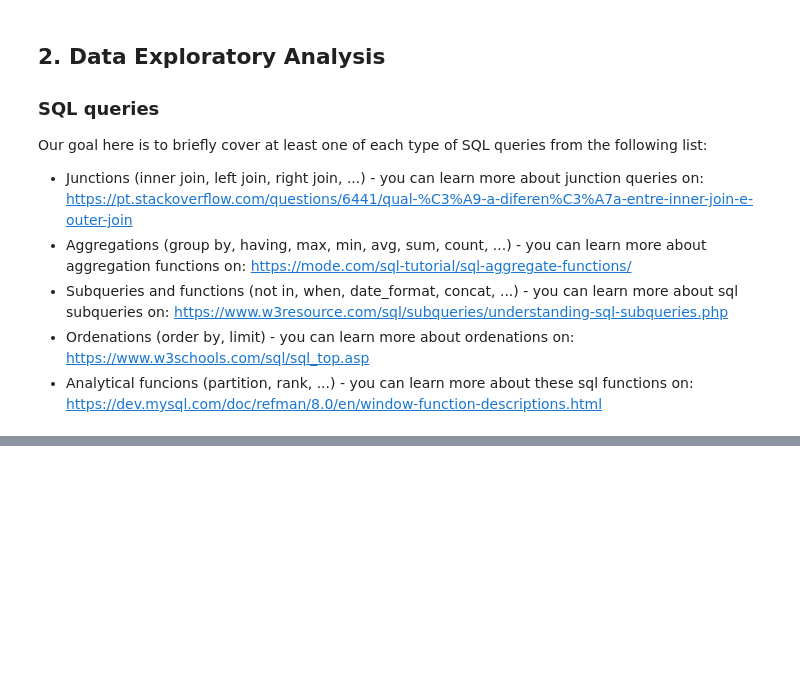
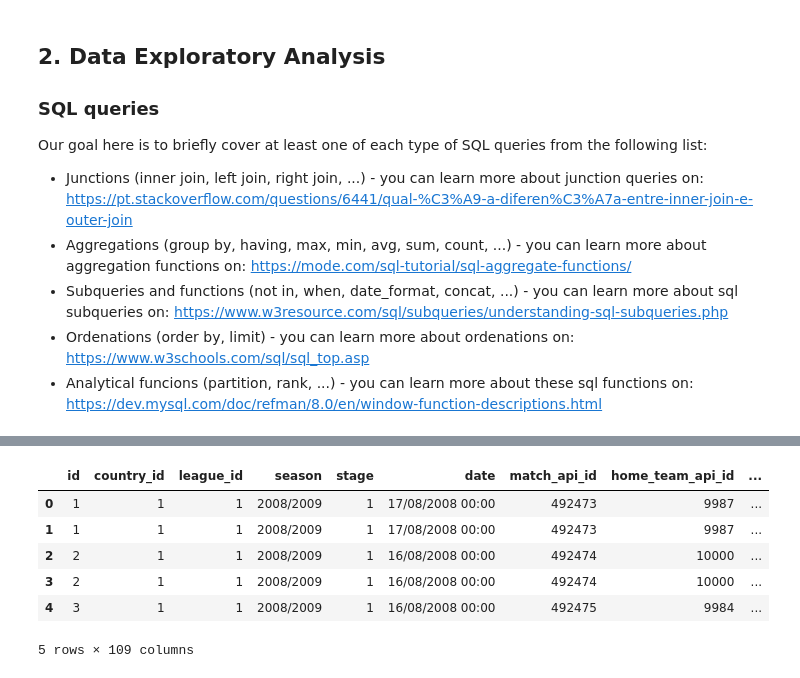
Before and after one commit to carlostomeh/DB_SQL_Jogos_Europeus, a Jupyter notebook: Data Exploratory Analysis using SQL.ipynb, the cells around one changed output, grey strips where cells are left out. Cells and saved outputs as stored; diff of their text form; code cells hidden in the pictures; blank space fills up the shorter version.

Commit message:
commiteera
comitera v2 (falta só 1 SQL query)

```diff
--- a/Data Exploratory Analysis using SQL.ipynb
+++ b/Data Exploratory Analysis using SQL.ipynb
@@ -244,0 +311,31 @@ frame.head()
+# %%
+# Using INNER JOIN
+
+# Inner join is just as simple as getting just the INTERSECTION between the tables in the join,
+# meaning the result of this query has only keys that where found in both tables of the inner join
+
+matches_n_countries = pd.read_sql("""
+    SELECT
+        A.*,
+        B.name as league_name,
+        C.name as country_name
+    FROM `Match` AS A
+    INNER JOIN League AS B
+        ON A.country_id = B.country_id
+    JOIN Country C
+        ON A.country_id = C.id;""",conn)
+
+# Note that we are doing an INNER JOIN between the tables 'Match' and 'League'
+# and we are also doing an INNER JOIN (implicitly) between tables 'Match' and 'Country'
+# The results of this query will be only matches wich we could find both it's League's name and it's country name
+# Note also that we selected only the columns we wanted to keep from the tables 'League' and 'Country'
+
+matches_n_countries.head()
+# %% [output]
+|  | id | country_id | league_id | season | stage | date | match_api_id | home_team_api_id | ... |
+| 0 | 1 | 1 | 1 | 2008/2009 | 1 | 17/08/2008 00:00 | 492473 | 9987 | ... |
+| 1 | 1 | 1 | 1 | 2008/2009 | 1 | 17/08/2008 00:00 | 492473 | 9987 | ... |
+| 2 | 2 | 1 | 1 | 2008/2009 | 1 | 16/08/2008 00:00 | 492474 | 10000 | ... |
+| 3 | 2 | 1 | 1 | 2008/2009 | 1 | 16/08/2008 00:00 | 492474 | 10000 | ... |
+| 4 | 3 | 1 | 1 | 2008/2009 | 1 | 16/08/2008 00:00 | 492475 | 9984 | ... |
+5 rows × 109 columns
```
Also changed, not shown: parts of 21 cells of this notebook.
